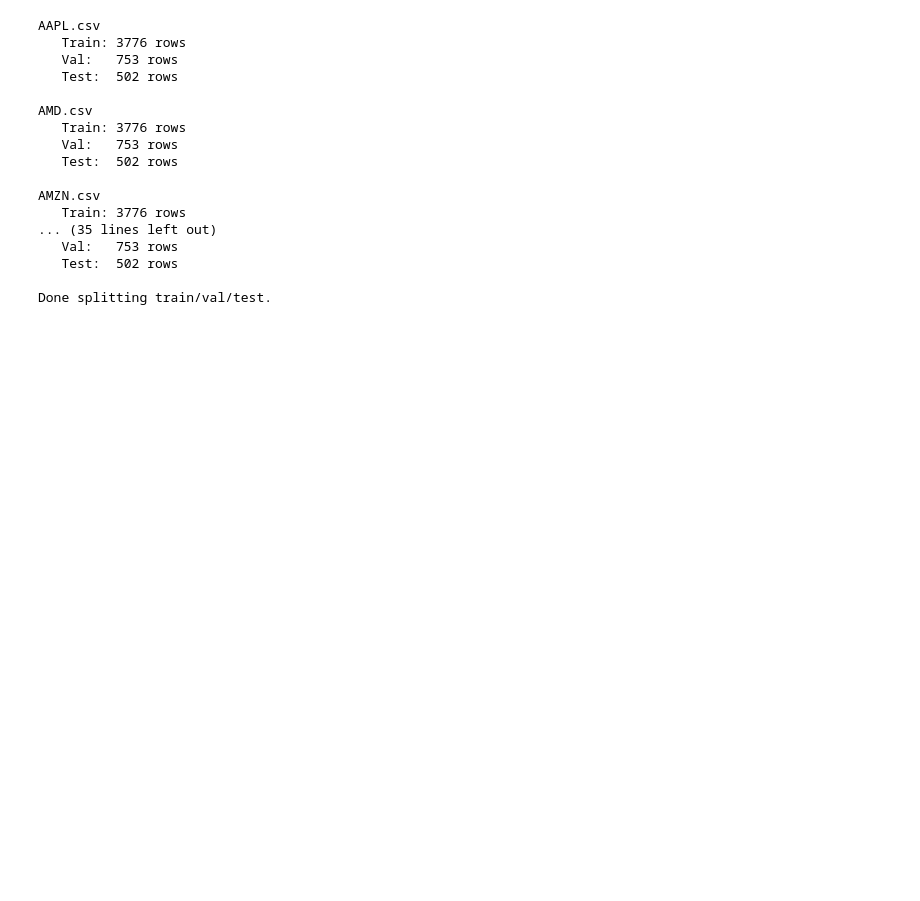
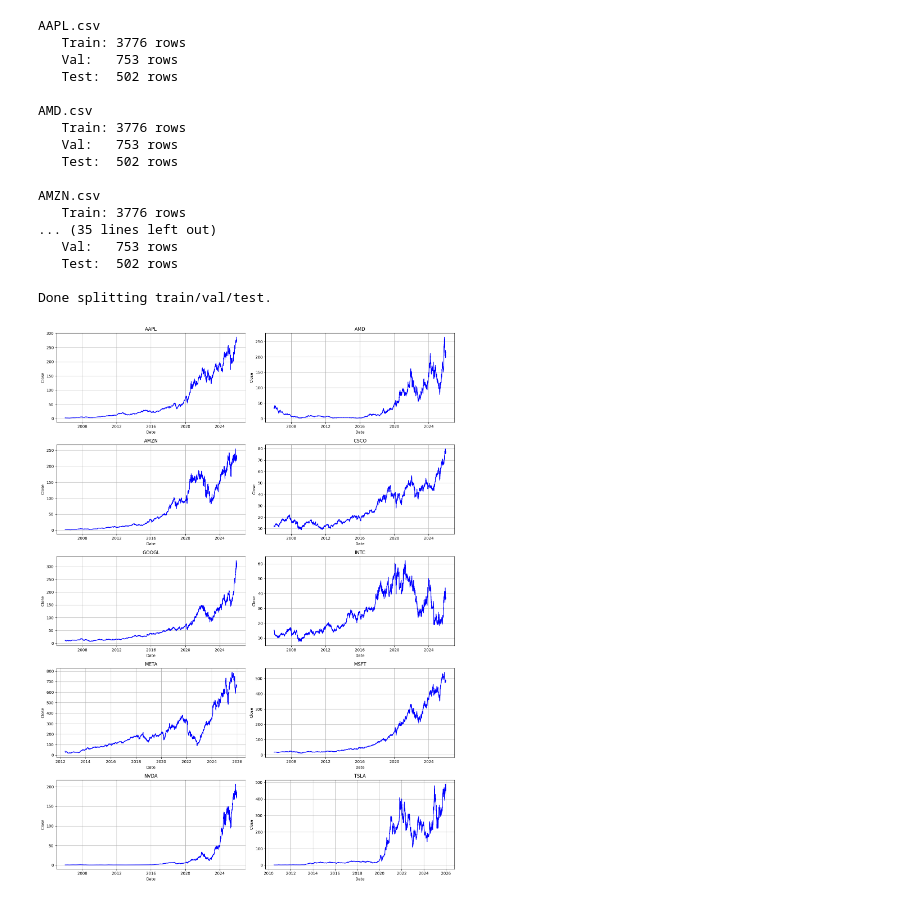
Before and after one commit to Trongvy04/kltn, a Jupyter notebook: download_data.ipynb, the cells around one changed output. Saved outputs shown, nothing was run; the diff lists cells and outputs as text; code cells hidden in the pictures; blank space fills up the shorter version.

```diff
--- a/download_data.ipynb
+++ b/download_data.ipynb
@@ -95,3 +95,32 @@ AMZN.csv
    Test:  502 rows
 
 Done splitting train/val/test.
+# %%
+import pandas as pd
+import matplotlib.pyplot as plt
+import glob
+import os
+
+files = glob.glob("data/*.csv")
+data_close = {}
+
+for file in files:
+    df = pd.read_csv(file, parse_dates=['Date'])
+    ticker = os.path.basename(file).replace('.csv','')
+    df = df.sort_values('Date')
+    data_close[ticker] = df.set_index('Date')['close']
+
+fig, axes = plt.subplots(5, 2, figsize=(15, 20))
+axes = axes.flatten()
+
+for i, ticker in enumerate(data_close.keys()):
+    axes[i].plot(data_close[ticker].index, data_close[ticker], color='blue')
+    axes[i].set_title(ticker)
+    axes[i].set_xlabel('Date')
+    axes[i].set_ylabel('Close')
+    axes[i].grid(True)
+
+plt.tight_layout()
+plt.show()
+# %% [output]
+[figure, added]
```
Also changed, not shown: 26 other files.
